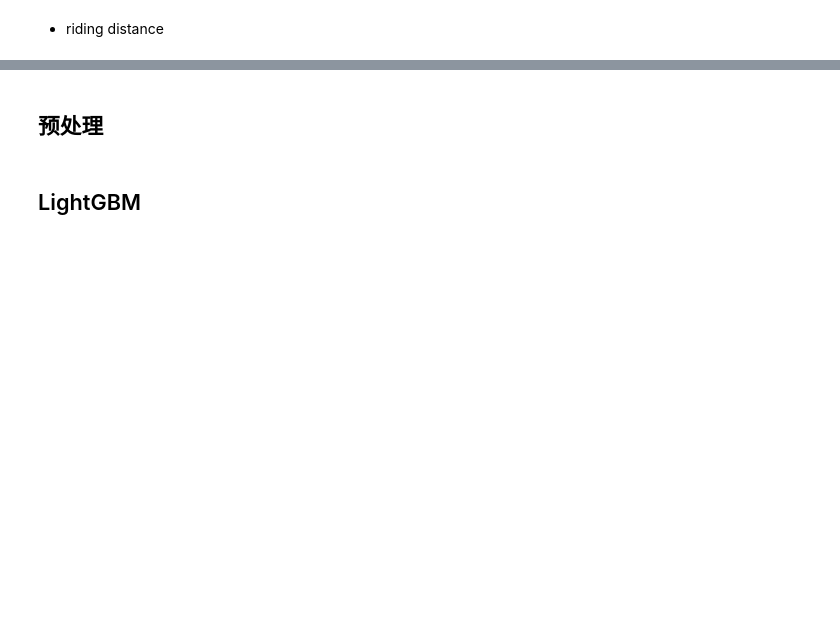
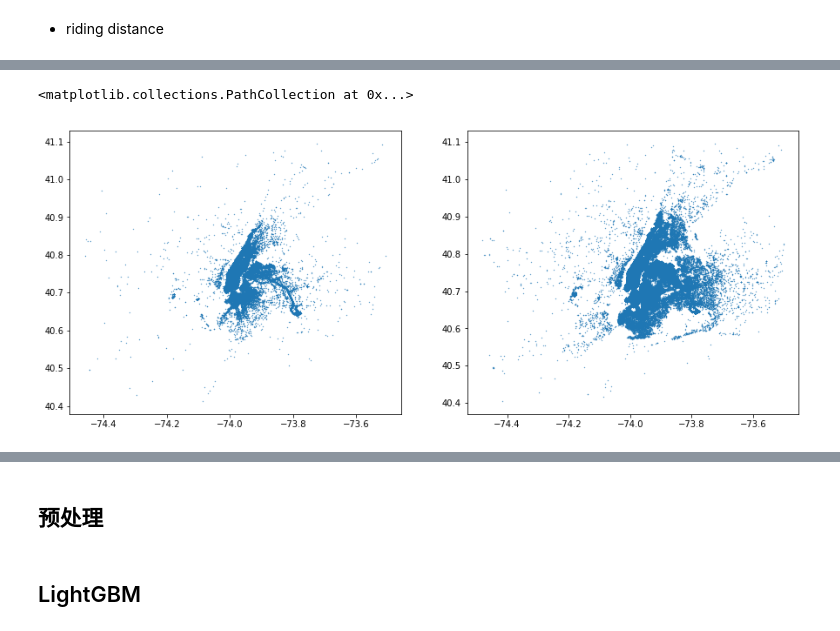
Before and after one commit to hahadsg/MyKaggle, a Jupyter notebook: nyc-taxi-trip-duration/solution.ipynb, the cells around one changed output, grey strips where cells are left out. Drawn from its saved outputs; the diff is of its cells as text; code cells hidden in the pictures; blank space fills up the shorter version.

```diff
--- a/nyc-taxi-trip-duration/solution.ipynb
+++ b/nyc-taxi-trip-duration/solution.ipynb
@@ -75,0 +76,5 @@ sns.boxplot('vendor_id', 'trip_duration', data=full_df)
+# %%
+min_longitude, max_longitude = -74.5, -73.5
+min_latitude, max_latitude = 40.4, 41.1
+
+pos_feats = ['pickup_longitude', 'pickup_latitude', 'dropoff_longitude', 'dropoff_latitude']
@@ -75,0 +122,18 @@ sns.boxplot('vendor_id', 'trip_duration', data=full_df)
+# %%
+full_df['pickup_pos_speed'] = 0
+full_df['dropoff_pos_speed'] = 0
+
+# for i in range(max_longitude_idx+1):
+#     pickup_cond1 = (full_df['idx_pickup_longitude'] == i)
+#     dropoff_cond1 = (full_df['idx_dropoff_longitude'] == i)
+
+#     for j in range(max_latitude_idx+1):
+#         pickup_cond2 = (full_df['idx_pickup_latitude'] == j)
+#         dropoff_cond2 = (full_df['idx_dropoff_latitude'] == j)
+
+#         full_df.loc[pickup_cond1 & pickup_cond2, 'pickup_pos_speed'] = pickup_speed_dist[i][j]
+#         full_df.loc[dropoff_cond1 & dropoff_cond2, 'dropoff_pos_speed'] = dropoff_speed_dist[i][j]
+
+# full_df[['pickup_pos_speed', 'dropoff_pos_speed']].to_csv('./data/input/tmp_pos_speed.csv', index=False)
+
+full_df[['pickup_pos_speed', 'dropoff_pos_speed']] = pd.read_csv('./data/input/tmp_pos_speed.csv').values
@@ -75,0 +144,19 @@ sns.boxplot('vendor_id', 'trip_duration', data=full_df)
+# %%
+tdf = full_df.copy()
+
+tdf = tdf[tdf['trip_duration'] < 500000]
+tdf = tdf[tdf['pickup_longitude'].between(min_longitude, max_longitude)]
+tdf = tdf[tdf['pickup_latitude'].between(min_latitude, max_latitude)]
+tdf = tdf[tdf['dropoff_longitude'].between(min_longitude, max_longitude)]
+tdf = tdf[tdf['dropoff_latitude'].between(min_latitude, max_latitude)]
+# %%
+plt.subplots(1, 2, figsize=(15,6))
+
+plt.subplot(121)
+plt.scatter(tdf['pickup_longitude'], tdf['pickup_latitude'], s=0.1)
+
+plt.subplot(122)
+plt.scatter(tdf['dropoff_longitude'], tdf['dropoff_latitude'], s=0.1)
+# %% [output]
+<matplotlib.collections.PathCollection at 0x...>
+[figure, added]
```
Also changed, not shown: parts of 21 cells of this notebook.
